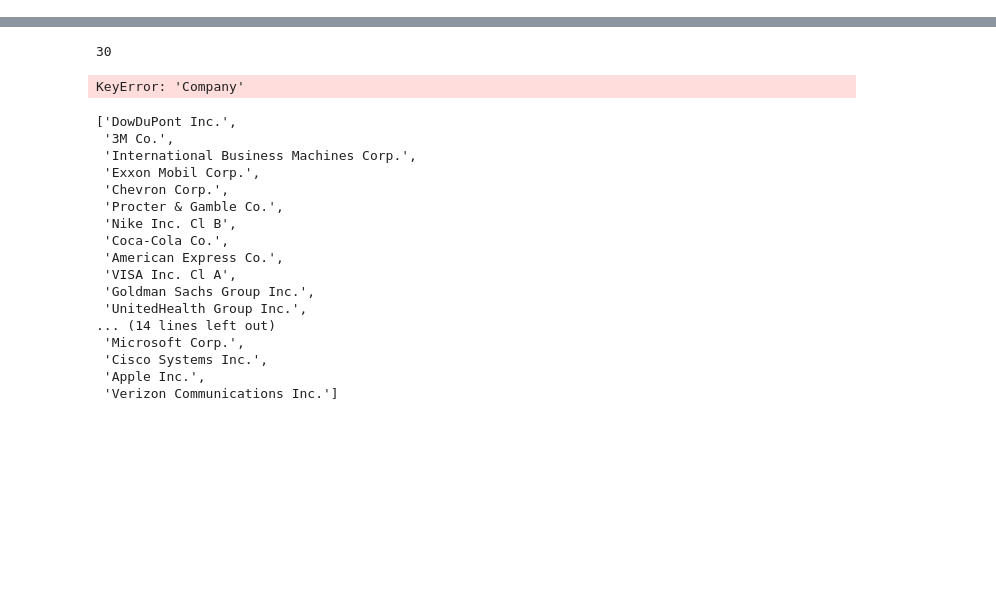
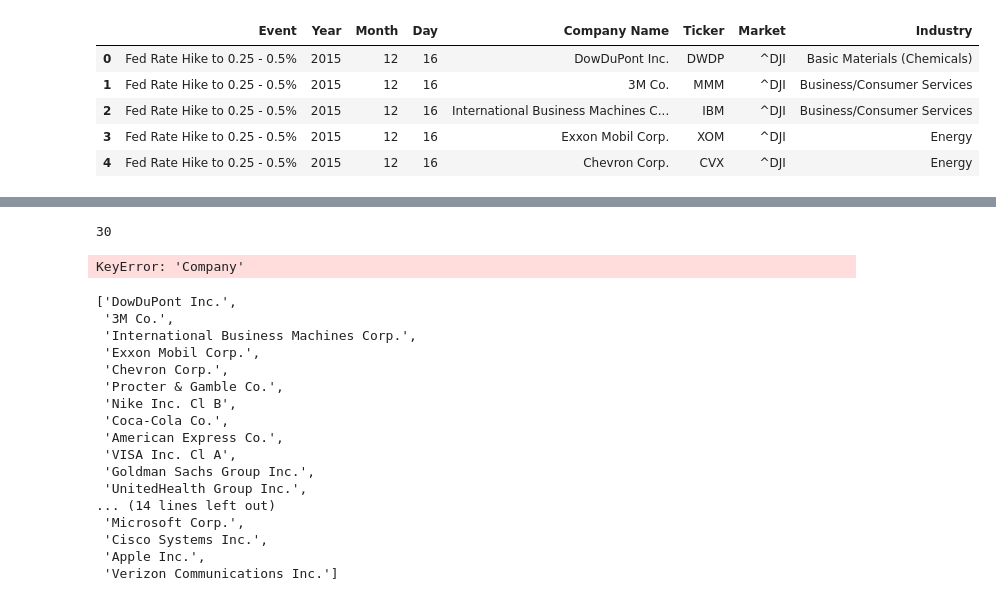
Before and after one commit to Amberyunzhu/Tools-Project-ROESM, a Jupyter notebook: Project_non_OOP_version.ipynb, the cells around one changed output, grey strips where cells are left out. Saved outputs shown, nothing was run; the diff lists cells and outputs as text; code cells hidden in the pictures; blank space fills up the shorter version.

```diff
--- a/Project_non_OOP_version.ipynb
+++ b/Project_non_OOP_version.ipynb
@@ -0,0 +16,9 @@
+# %%
+fed_dataframe.head()
+# %% [output]
+|  | Event | Year | Month | Day | Company Name | Ticker | Market | Industry |
+| 0 | Fed Rate Hike to 0.25 - 0.5% | 2015 | 12 | 16 | DowDuPont Inc. | DWDP | ^DJI | Basic Materials (Chemicals) |
+| 1 | Fed Rate Hike to 0.25 - 0.5% | 2015 | 12 | 16 | 3M Co. | MMM | ^DJI | Business/Consumer Services |
+| 2 | Fed Rate Hike to 0.25 - 0.5% | 2015 | 12 | 16 | International Business Machines C... | IBM | ^DJI | Business/Consumer Services |
+| 3 | Fed Rate Hike to 0.25 - 0.5% | 2015 | 12 | 16 | Exxon Mobil Corp. | XOM | ^DJI | Energy |
+| 4 | Fed Rate Hike to 0.25 - 0.5% | 2015 | 12 | 16 | Chevron Corp. | CVX | ^DJI | Energy |
```
Also changed, not shown: parts of 10 cells of this notebook.
